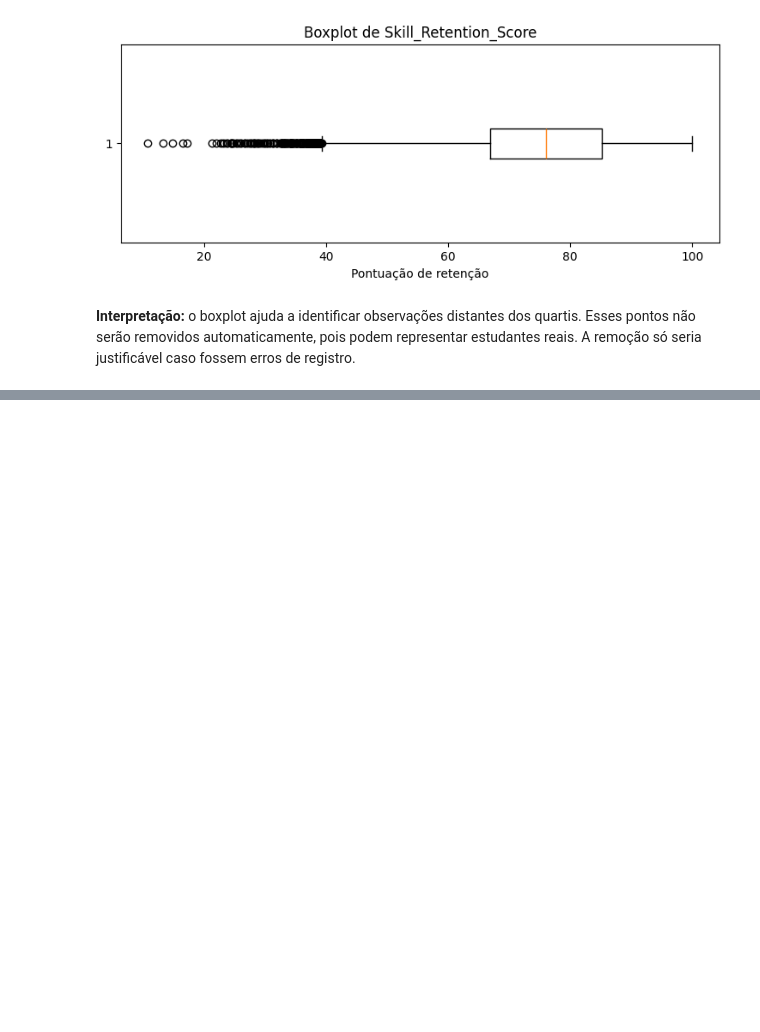
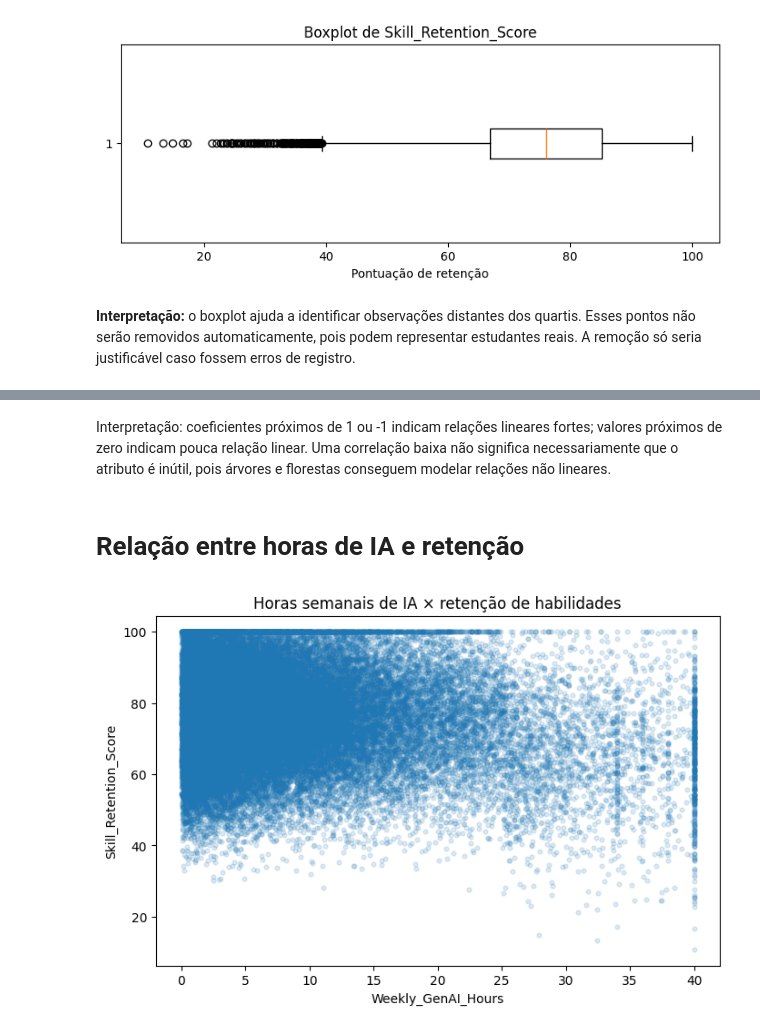
Before and after one commit to thaynagoncalves/projeto-final-IA, a Jupyter notebook: ProjetoFInal_IA.ipynb, the cells around one changed output, grey strips where cells are left out. Cells and saved outputs as stored; diff of their text form; code cells hidden in the pictures; blank space fills up the shorter version.

```diff
--- a/ProjetoFInal_IA.ipynb
+++ b/ProjetoFInal_IA.ipynb
@@ -344,0 +381,18 @@ plt.show()
+# %% [markdown]
+Interpretação: coeficientes próximos de 1 ou -1 indicam relações lineares fortes; valores próximos de zero indicam pouca relação linear. Uma correlação baixa não significa necessariamente que o atributo é inútil, pois árvores e florestas conseguem modelar relações não lineares.
+# %% [markdown]
+# Relação entre horas de IA e retenção
+# %%
+fig, ax = plt.subplots(figsize=(8, 5))
+ax.scatter(
+    df["Weekly_GenAI_Hours"],
+    df[alvo],
+    alpha=0.15,
+    s=12
+)
+ax.set_title("Horas semanais de IA × retenção de habilidades")
+ax.set_xlabel("Weekly_GenAI_Hours")
+ax.set_ylabel(alvo)
+plt.show()
+# %% [output]
+[figure, added]
```
Also changed, not shown: parts of 21 cells of this notebook.
